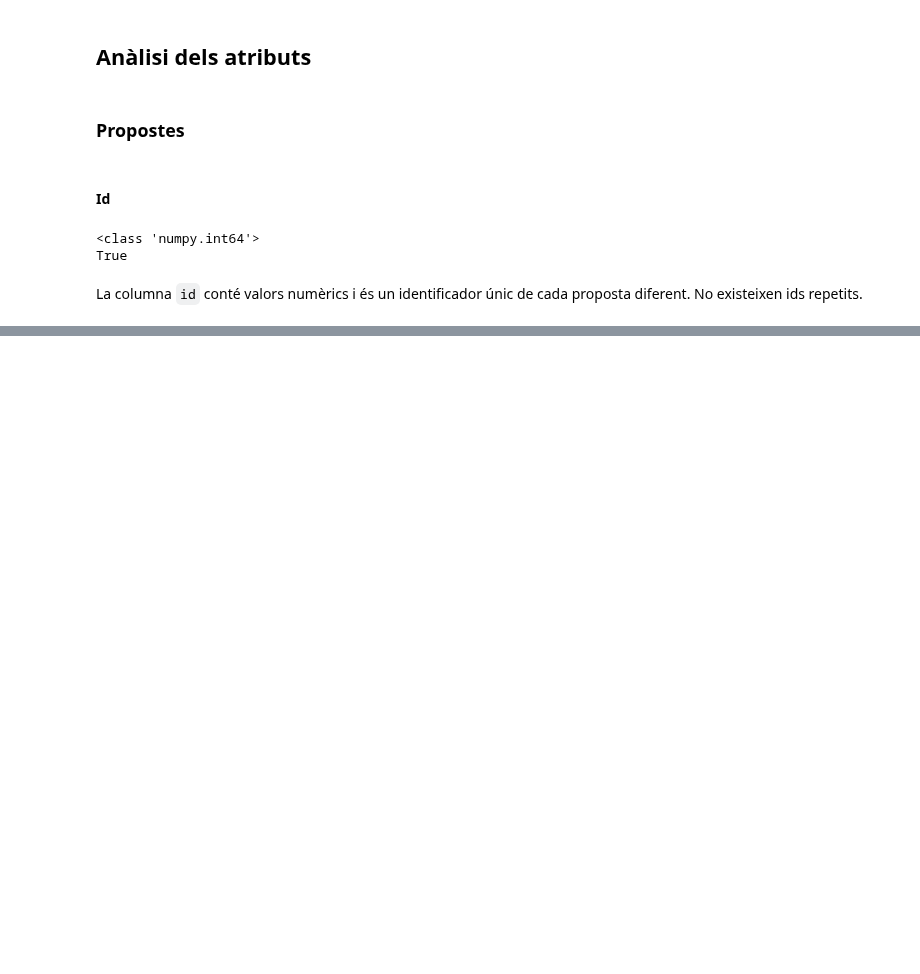
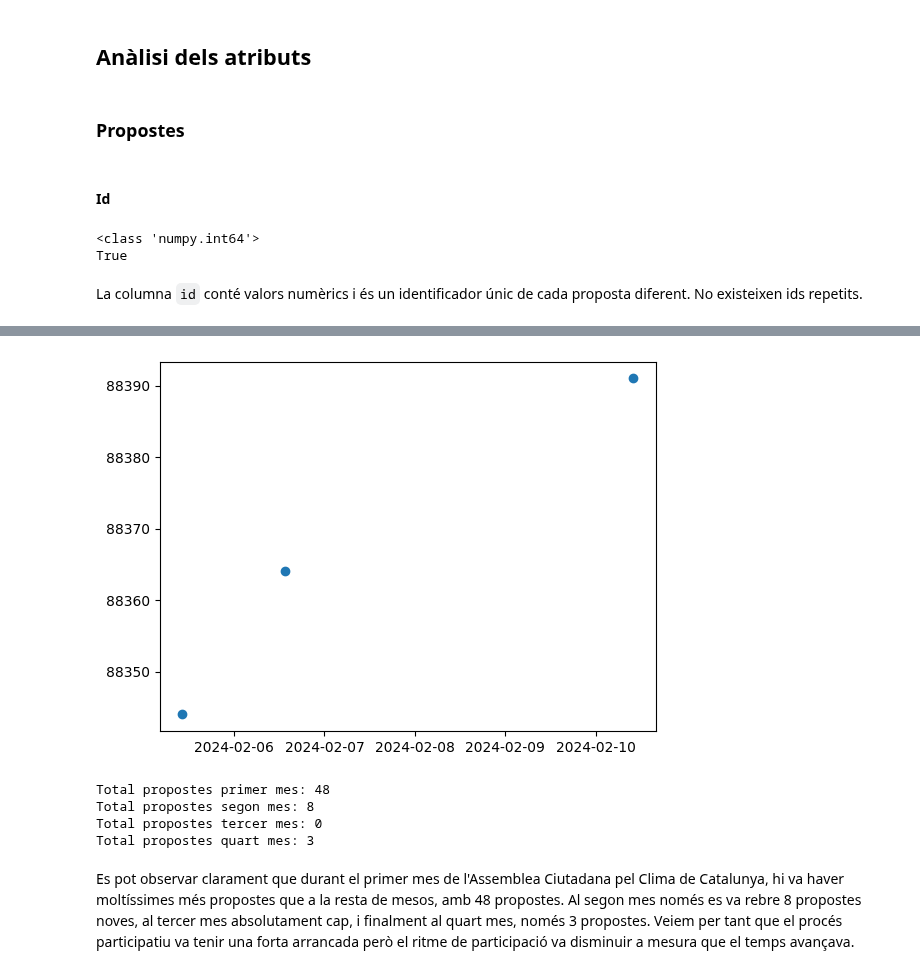
Before and after one commit to NoOPeEKS/dades-assemblea-clima, a Jupyter notebook: exploracio_csv.ipynb, the cells around one changed output, grey strips where cells are left out. Drawn from its saved outputs; the diff is of its cells as text; code cells hidden in the pictures; blank space fills up the shorter version.

```diff
--- a/exploracio_csv.ipynb
+++ b/exploracio_csv.ipynb
@@ -158,0 +193,20 @@ KeyError: 'author/name'
+# %%
+fig, ax = plt.subplots()
+ax.scatter(df_plot4['published_at'], df_plot4['id'])
+
+for i, txt in enumerate(df_plot3['id']):
+    ax.annotate(txt, (df_plot4['published_at'][i], df_plot4['id'][i]))
+# %% [output]
+[figure, added]
+# %%
+print(f"Total propostes primer mes: {len(df_plot1)}")
+print(f"Total propostes segon mes: {len(df_plot2)}")
+print(f"Total propostes tercer mes: {len(df_plot3)}")
+print(f"Total propostes quart mes: {len(df_plot4)}")
+# %% [output]
+Total propostes primer mes: 48
+Total propostes segon mes: 8
+Total propostes tercer mes: 0
+Total propostes quart mes: 3
+# %% [markdown]
+Es pot observar clarament que durant el primer mes de l'Assemblea Ciutadana pel Clima de Catalunya, hi va haver moltíssimes més propostes que a la resta de mesos, amb 48 propostes. Al segon mes només es va rebre 8 propostes noves, al tercer mes absolutament cap, i finalment al quart mes, només 3 propostes. Veiem per tant que el procés participatiu va tenir una forta arrancada però el ritme de participació va disminuir a mesura que el temps avançava.
```
Also changed, not shown: parts of 10 cells of this notebook.
